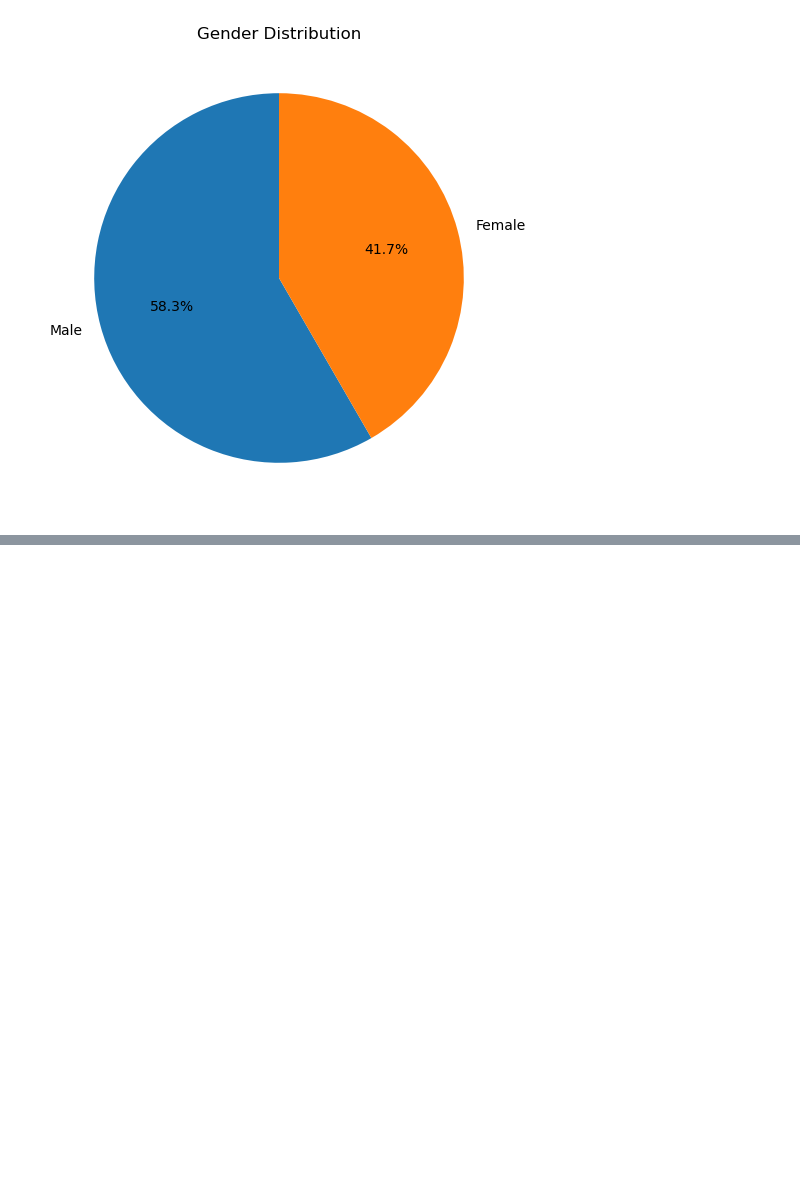
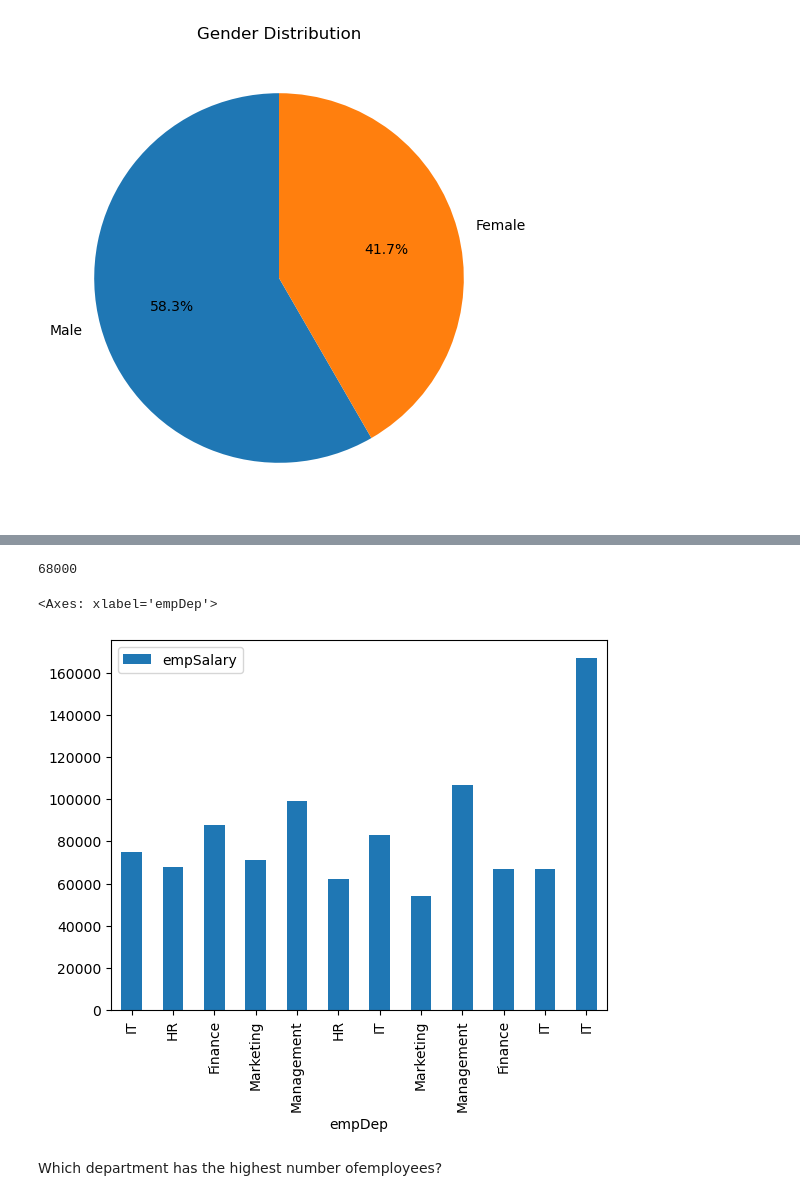
Before and after one commit to AbdullahWB/python, a Jupyter notebook: Mock_exam_solution/Problem Solve.ipynb, the cells around one changed output, grey strips where cells are left out. Cells and saved outputs as stored; diff of their text form; code cells hidden in the pictures; blank space fills up the shorter version.

```diff
--- a/Mock_exam_solution/Problem Solve.ipynb
+++ b/Mock_exam_solution/Problem Solve.ipynb
@@ -386,0 +399,11 @@ Text(0.5, 1.0, 'Gender Distribution')
+# %%
+df.groupby('empDep')['empSalary'].max()['HR'] ## if you want just HR
+# %% [output]
+68000
+# %%
+df.plot.bar(x='empDep', y='empSalary') ## distribution histogram
+# %% [output]
+<Axes: xlabel='empDep'>
+[figure, added]
+# %% [markdown]
+Which department has the highest number ofemployees?
```
Also changed, not shown: parts of 28 cells of this notebook, 1 other file.
